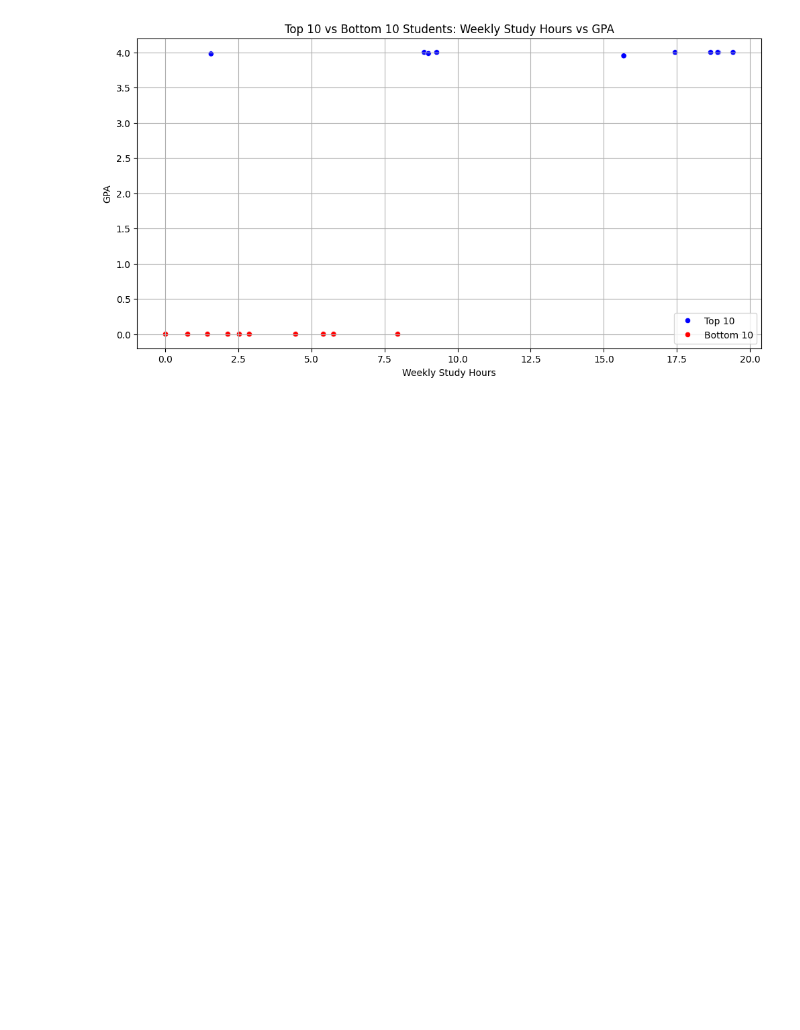
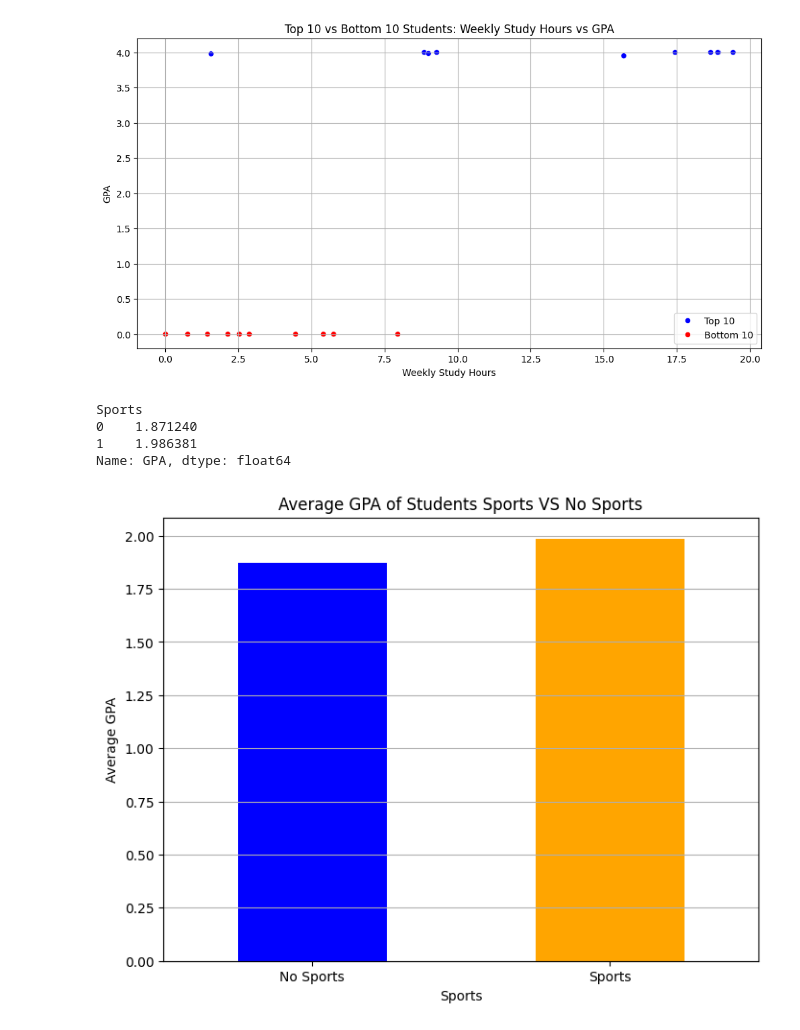
Before and after one commit to build-summer-2024/async-teal-michael-final-project, a Jupyter notebook: final_project.ipynb, the cells around one changed output. Drawn from its saved outputs; the diff is of its cells as text; code cells hidden in the pictures; blank space fills up the shorter version.

Commit message:
Question 5

```diff
--- a/final_project.ipynb
+++ b/final_project.ipynb
@@ -156,3 +156,27 @@ plt.grid(True)
 plt.show()
 # %% [output]
 [figure]
+# %%
+#Question 5 What is the average GPA of students who are involved in sports versus those who are not?
+
+average_gpa_by_sports = student_data.groupby('Sports')['GPA'].mean()
+
+average_gpa_by_sports
+# %% [output]
+Sports
+0    1.871240
+1    1.986381
+Name: GPA, dtype: float64
+# %%
+#Question 5 Visualization
+
+plt.figure(figsize=(8, 6))
+average_gpa_by_sports.plot(kind='bar', color=['blue', 'orange'])
+plt.xlabel('Sports')
+plt.ylabel('Average GPA')
+plt.title('Average GPA of Students Sports VS No Sports')
+plt.xticks(ticks=[0, 1], labels=['No Sports', 'Sports'], rotation=0)
+plt.grid(axis='y')
+plt.show()
+# %% [output]
+[figure, added]
```
Also changed, not shown: 2 other files.
